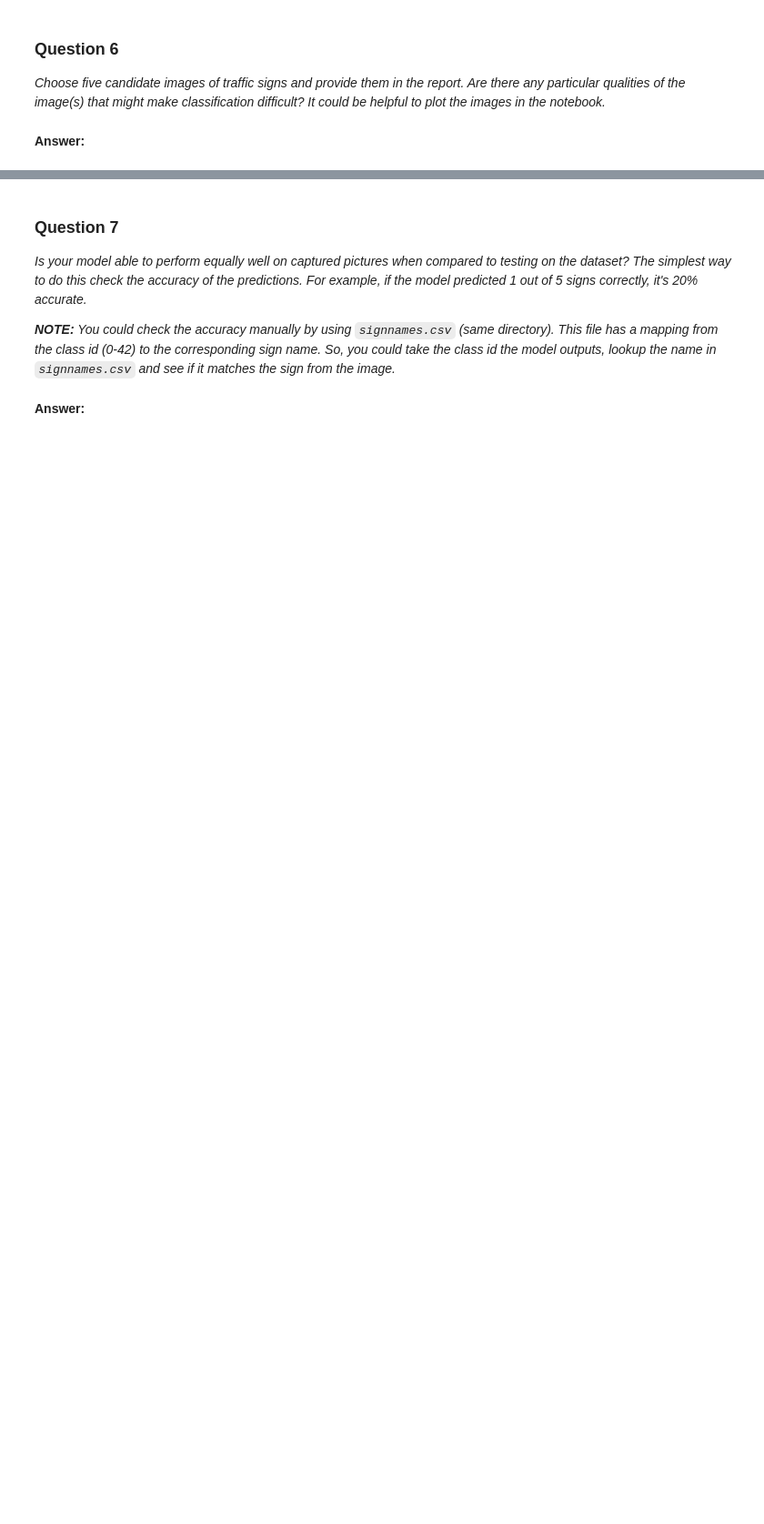
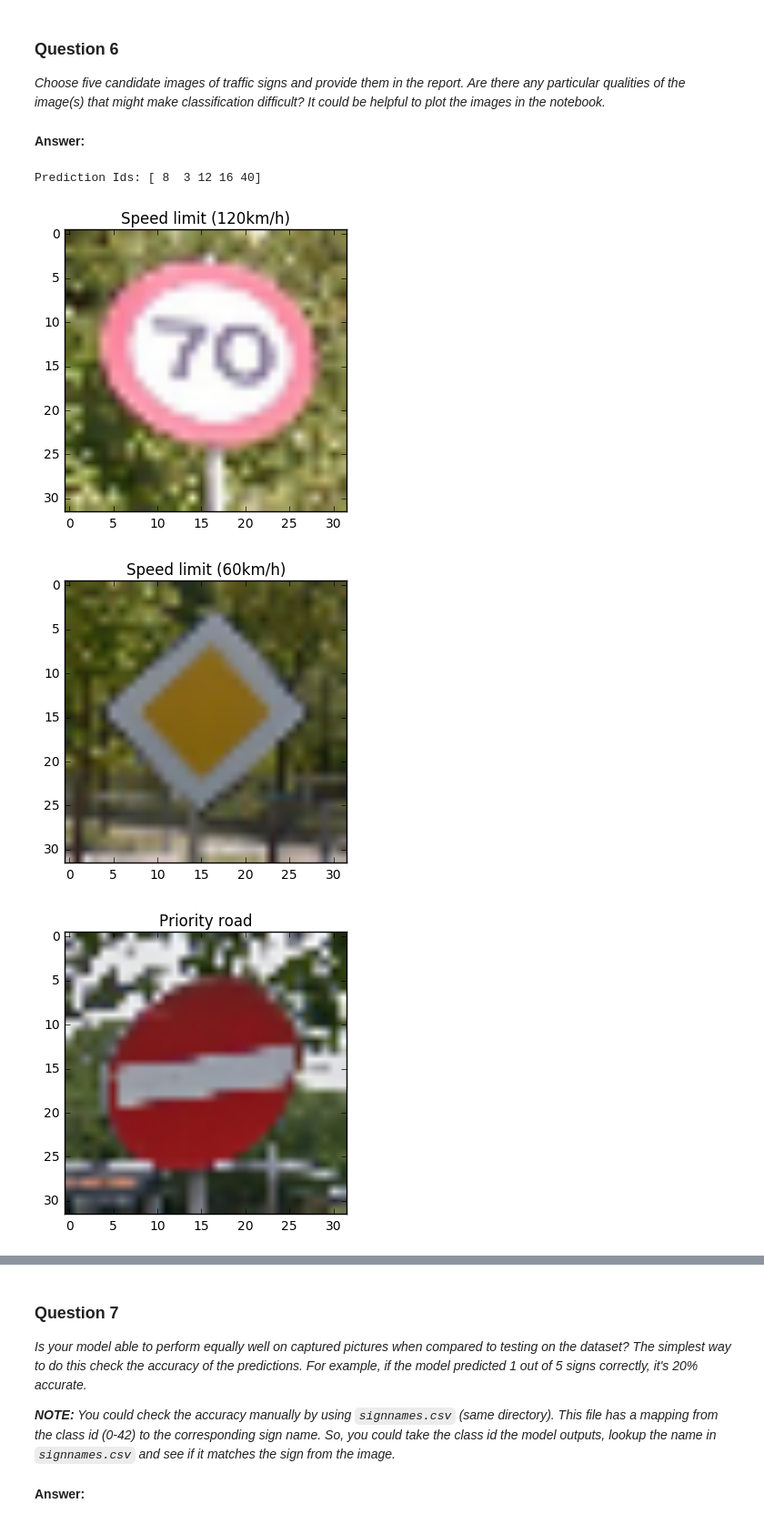
Before and after one commit to johncarpenter/CarND-Traffic-Sign-Classifier-Project, a Jupyter notebook: Traffic_Sign_Classifier.ipynb, the cells around one changed output, grey strips where cells are left out. Shown at 91% size. Drawn from its saved outputs; the diff is of its cells as text; code cells hidden in the pictures; blank space fills up the shorter version.

```diff
--- a/Traffic_Sign_Classifier.ipynb
+++ b/Traffic_Sign_Classifier.ipynb
@@ -492,10 +501,3 @@ EPOCH 4 ...
 Model saved
 Testing..
 Test Accuracy = 0.931
-# %%
-with tf.Session() as sess:
-    loader = tf.train.import_meta_graph('lenet.meta')
-    loader.restore(sess, tf.train.latest_checkpoint('./'))
-
-    test_accuracy = evaluate(X_test, y_test)
-    print("Test Accuracy = {:.3f}".format(test_accuracy))
@@ -691,0 +726,28 @@ _Choose five candidate images of traffic signs and provide them in the report. A
+# %%
+### Run the predictions here.
+### Feel free to use as many code cells as needed.
+import tensorflow as tf
+import random
+
+prediction = tf.argmax(tf.nn.softmax(logits), 1)
+#X_sample = random.sample(X_train_set,5)
+
+with tf.Session() as sess:
+    sess.run(tf.global_variables_initializer())
+    loader = tf.train.import_meta_graph('lenet.meta')
+    loader.restore(sess, tf.train.latest_checkpoint('./'))
+
+    results = sess.run(prediction, feed_dict={x: list(X_sample)})
+    print("Prediction Ids:",results)
+
+    for index, result in enumerate(results):
+        plt.figure(index+1)
+        plt.title(label_dict.get(str(result)))
+        plt.imshow(cv2.cvtColor(X_sample[index], cv2.COLOR_BGR2RGB))
+
+    plt.show()
+# %% [output]
+Prediction Ids: [ 8  3 12 16 40]
+[figure, added]
+[figure, added]
+[figure, added]
```
Also changed, not shown: parts of 8 cells of this notebook, 5 other files.
